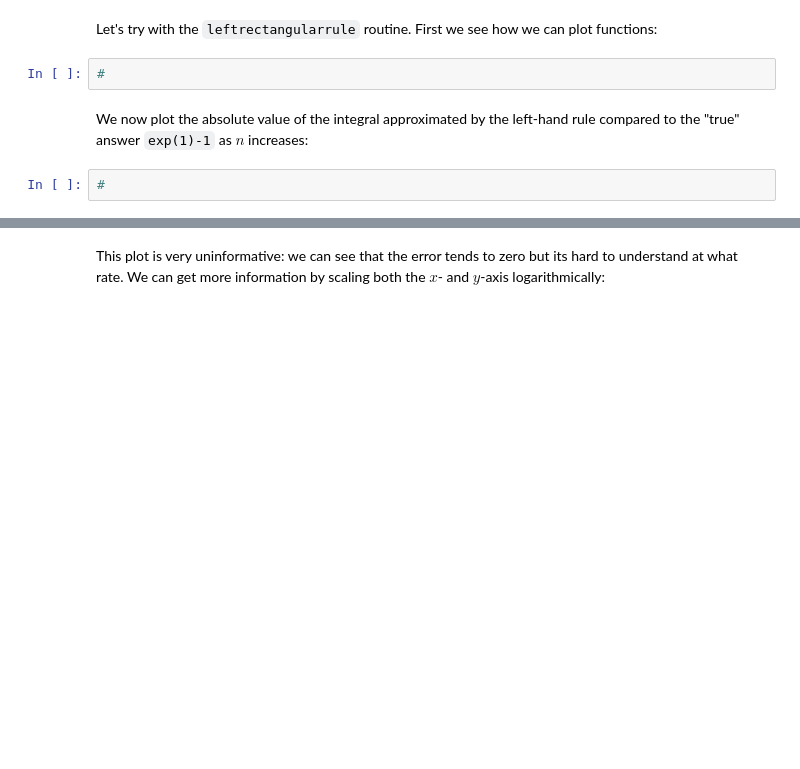
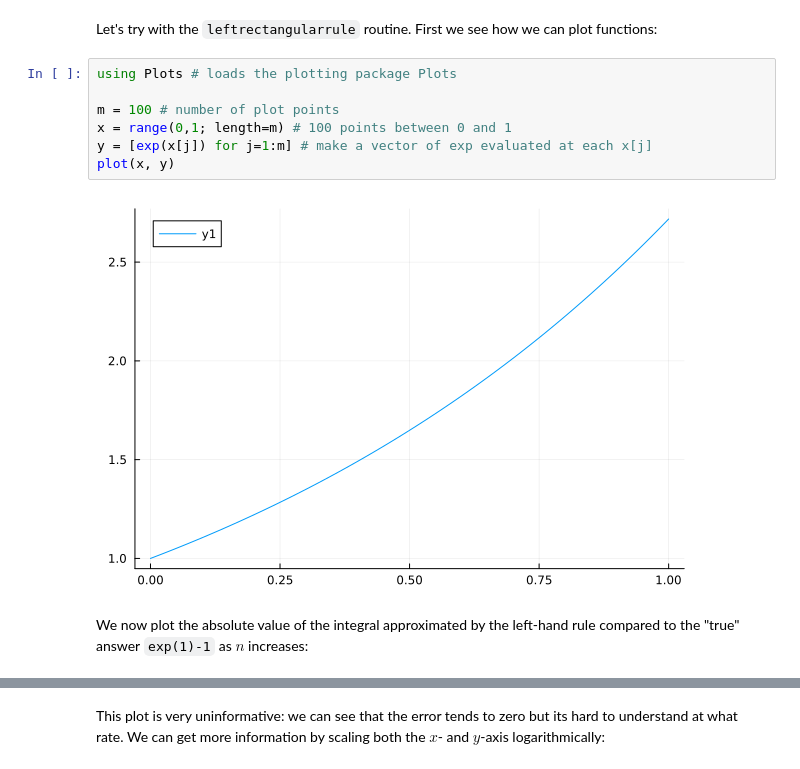
Before and after one commit to Imperial-MATH50003/MATH50003NumericalAnalysis, a Jupyter notebook: slides/lab1d.ipynb, the cells around one changed output, grey strips where cells are left out. Saved outputs shown, nothing was run; the diff lists cells and outputs as text; blank space fills up the shorter version.

```diff
--- a/slides/lab1d.ipynb
+++ b/slides/lab1d.ipynb
@@ -177,10 +230,15 @@ question is to investigate the _convergence rate_: find $α > 0$ such that there
 to plot the error and deduce the convergence rate experimentally.
 # %% [markdown]
 Let's try with the `leftrectangularrule` routine. First we see how we can plot functions:
-# %%
-#
+# %%
+using Plots # loads the plotting package Plots
+
+m = 100 # number of plot points
+x = range(0,1; length=m) # 100 points between 0 and 1
+y = [exp(x[j]) for j=1:m] # make a vector of exp evaluated at each x[j]
+plot(x, y)
+# %% [output]
+[figure, added]
 # %% [markdown]
 We now plot the absolute value of the integral approximated
 by the left-hand rule compared to the "true" answer `exp(1)-1` as $n$ increases:
-# %%
-#
```
Also changed, not shown: parts of 18 cells of this notebook.
